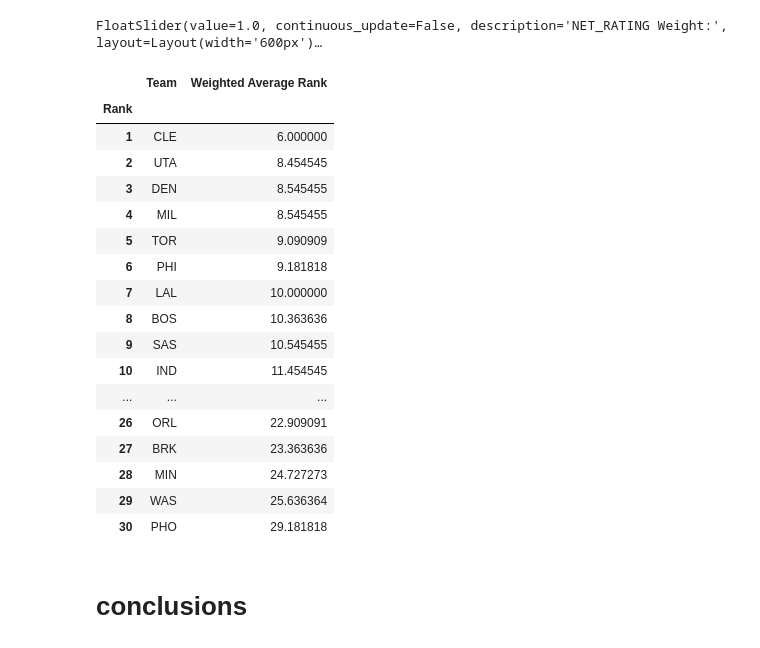
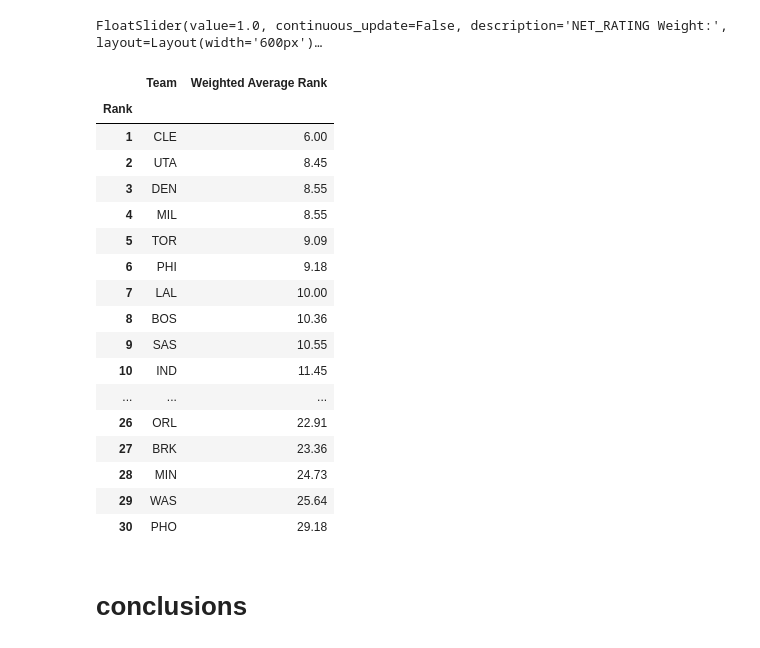
Before and after one commit to FabiosGit/NBA-draft-analysis, a Jupyter notebook: notebooks/analysis.ipynb, the cells around one changed output. Saved outputs shown, nothing was run; the diff lists cells and outputs as text; code cells hidden in the pictures.

```diff
--- a/notebooks/analysis.ipynb
+++ b/notebooks/analysis.ipynb
@@ -654,48 +654,51 @@ FloatSlider(value=1.0, continuous_update=False, description='NET_RATING Weight:'
 # calculate the team rank for each stat from the df_team_avg dataframe
 for stat in relevant_stats:
     if stat == 'DEF_RATING': # lower DEF_RATING is better
         df_team_avg[stat + '_rank'] = df_team_avg[stat + '_diff'].rank(ascending=True, method='min')
     else:
         df_team_avg[stat + '_rank'] = df_team_avg[stat + '_diff'].rank(ascending=False, method='min')
 
 # calculate the average rank for each team by weighting each stat rank with the respective weight
 df_team_avg['Weighted Average Rank'] = 0
 for stat in relevant_stats:
     df_team_avg['Weighted Average Rank'] += df_team_avg[stat + '_rank'] * stat_weights[stat]
 
 df_team_avg['Weighted Average Rank'] /= len(relevant_stats)
 
 # sort the df_team_avg dataframe by the weighted average rank
 df_team_avg = df_team_avg.sort_values('Weighted Average Rank', ascending=True)
 # reset the index
 df_team_avg = df_team_avg.reset_index(drop=True)
 # add 1 to every index
 df_team_avg.index += 1
 # rename the index column to 'Rank'
 df_team_avg.index.names = ['Rank']
 # rename the 'Tm' column to 'Team'
 df_team_avg = df_team_avg.rename(columns={'Tm': 'Team'})
 
+# round the weighted average rank to 2 decimals
+df_team_avg['Weighted Average Rank'] = df_team_avg['Weighted Average Rank'].round(2)
+
 # print the df_team_avg dataframe 'Tm' and 'weighted_avg_rank' columns
 df_team_avg[['Team', 'Weighted Average Rank']]
 # %% [output]
 |  | Team | Weighted Average Rank |
 | Rank |  |  |
-| 1 | CLE | 6.000000 |
-| 2 | UTA | 8.454545 |
-| 3 | DEN | 8.545455 |
-| 4 | MIL | 8.545455 |
-| 5 | TOR | 9.090909 |
-| 6 | PHI | 9.181818 |
-| 7 | LAL | 10.000000 |
-| 8 | BOS | 10.363636 |
-| 9 | SAS | 10.545455 |
-| 10 | IND | 11.454545 |
+| 1 | CLE | 6.00 |
+| 2 | UTA | 8.45 |
+| 3 | DEN | 8.55 |
+| 4 | MIL | 8.55 |
+| 5 | TOR | 9.09 |
+| 6 | PHI | 9.18 |
+| 7 | LAL | 10.00 |
+| 8 | BOS | 10.36 |
+| 9 | SAS | 10.55 |
+| 10 | IND | 11.45 |
 | ... | ... | ... |
-| 26 | ORL | 22.909091 |
-| 27 | BRK | 23.363636 |
-| 28 | MIN | 24.727273 |
-| 29 | WAS | 25.636364 |
-| 30 | PHO | 29.181818 |
+| 26 | ORL | 22.91 |
+| 27 | BRK | 23.36 |
+| 28 | MIN | 24.73 |
+| 29 | WAS | 25.64 |
+| 30 | PHO | 29.18 |
 # %% [markdown]
 # conclusions
```
Also changed, not shown: 1 other file.
